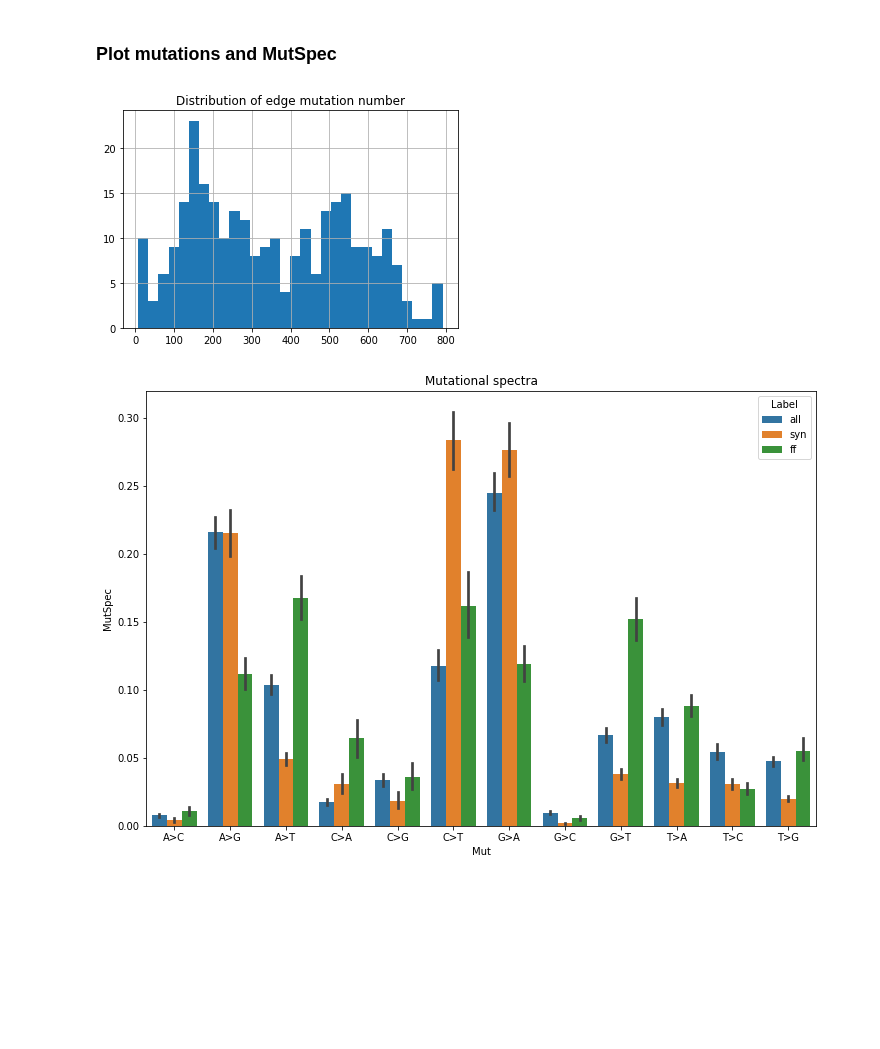
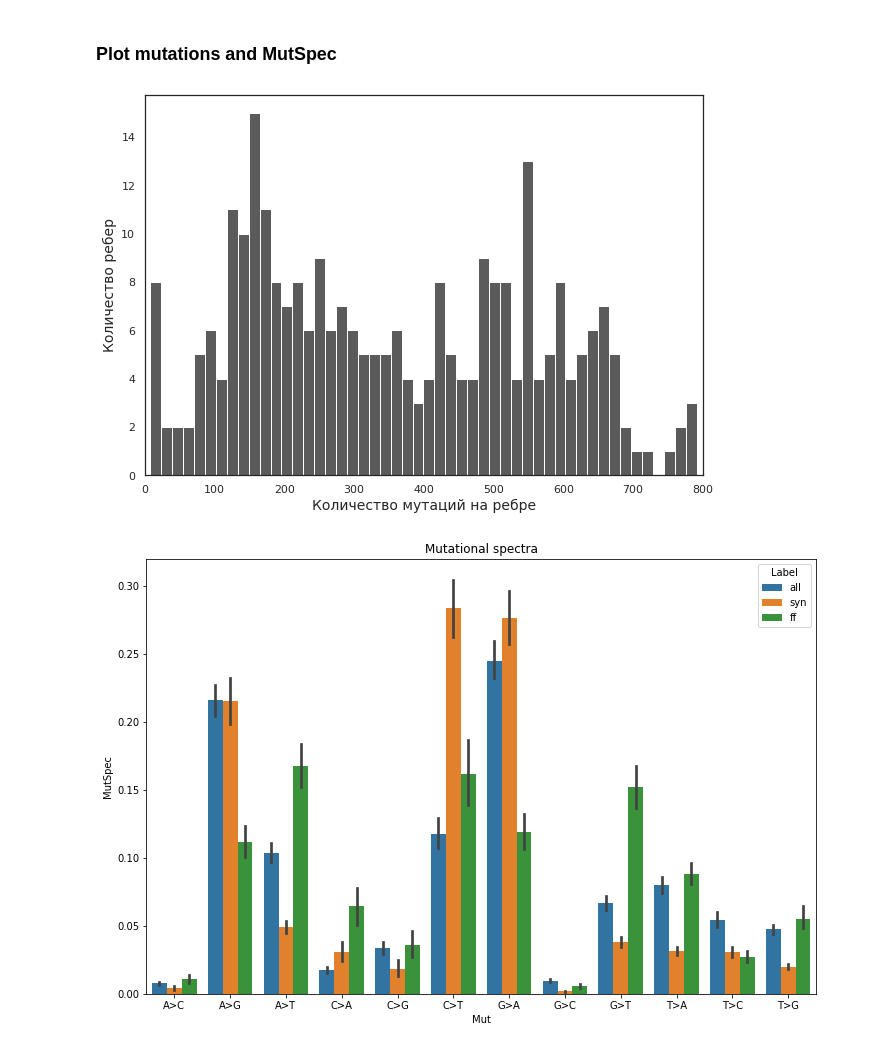
Before and after one commit to mitoclub/PyMutSpec, a Jupyter notebook: notebooks/mut_extraction_nematoda.ipynb, the cells around one changed output. Cells and saved outputs as stored; diff of their text form; code cells hidden in the pictures; blank space fills up the shorter version.

```diff
--- a/notebooks/mut_extraction_nematoda.ipynb
+++ b/notebooks/mut_extraction_nematoda.ipynb
@@ -183,11 +201,17 @@ msumsary
 # edge_mutspec_ff["Mut"] = edge_mutspec_ff["Mut"].str.translate(translator)
 # %% [markdown]
 ### Plot mutations and MutSpec
-# %%
-mutations.groupby("AltNode").apply(len).hist(bins=30)
-plt.title("Distribution of edge mutation number");
-# %% [output]
-[figure, removed]
+# %%
+plt.figure(figsize=(10, 7))
+sns.histplot(mutations.groupby("AltNode").apply(len), bins=50)
+# plt.title("Distribution of edge mutation number")
+plt.xlabel("Количество мутаций на ребре", fontsize=14)
+plt.ylabel("Количество ребер", fontsize=14)
+plt.xlim(0, 800)
+plt.savefig("../figures/nematoda_edge_mut_count.png")
+plt.show()
+# %% [output]
+[figure, added]
 # %%
 plt.figure(figsize=(12, 8))
 sns.barplot(x="Mut", y="MutSpec", hue="Label", data=edge_mutspec12, order=sorted(edge_mutspec12.Mut.unique()))
```
Also changed, not shown: parts of 7 cells of this notebook, 3 other files.
